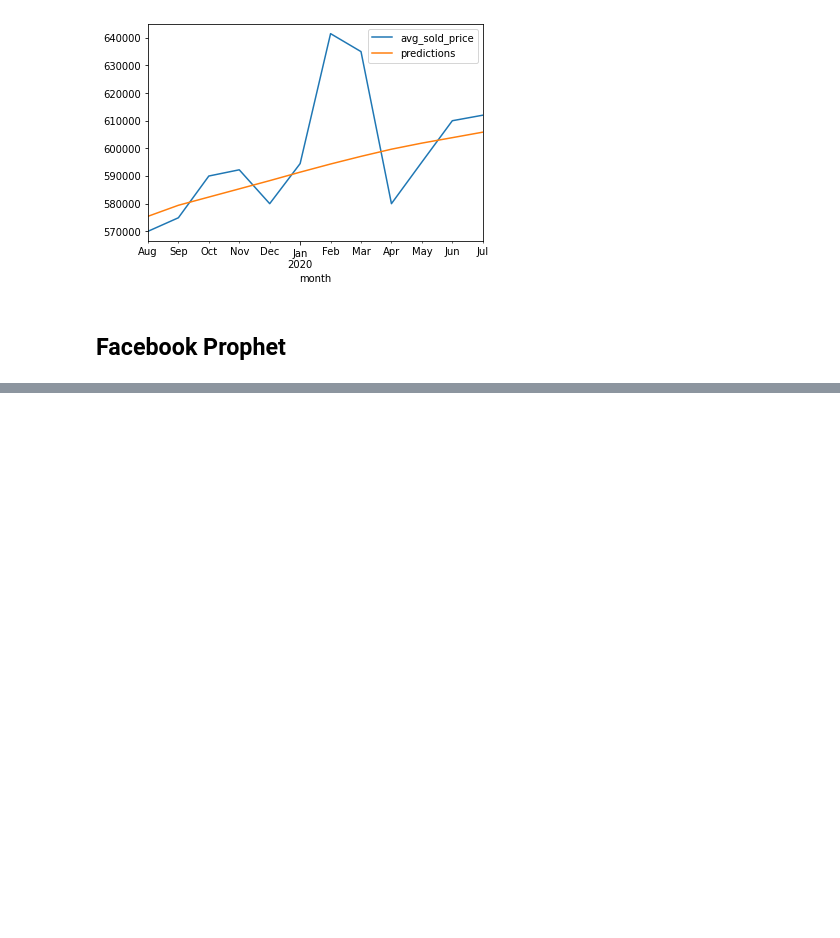
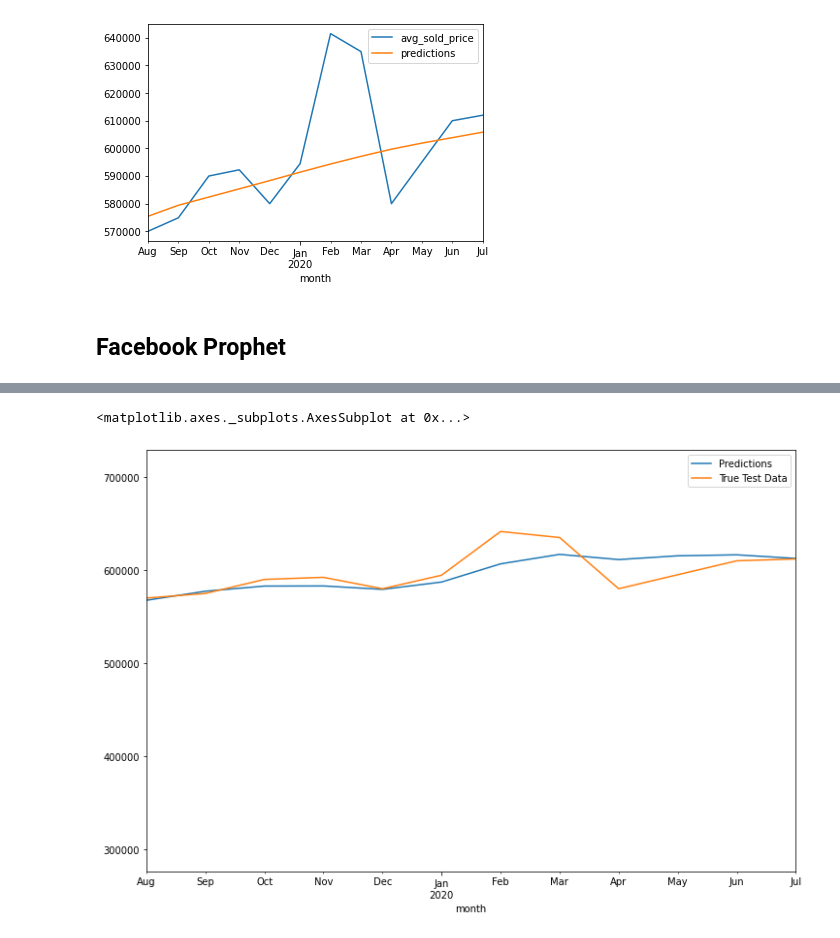
Before and after one commit to daniel8691/rental-housing-toronto, a Jupyter notebook: condo_prices_scrape_n_clean.ipynb, the cells around one changed output, grey strips where cells are left out. Saved outputs shown, nothing was run; the diff lists cells and outputs as text; code cells hidden in the pictures; blank space fills up the shorter version.

```diff
--- a/condo_prices_scrape_n_clean.ipynb
+++ b/condo_prices_scrape_n_clean.ipynb
@@ -538,0 +662,2 @@ test.plot()
+# %%
+prophet_test = test.reset_index().drop(columns=['predictions'])
@@ -538,0 +673,6 @@ test.plot()
+# %%
+ax = forecast.plot(x = 'ds', y='yhat', label='Predictions', legend=True, figsize = (12,8))
+prophet_test.plot(x='month',y='avg_sold_price', label='True Test Data', legend=True,ax=ax,xlim=("2019-08-01","2020-07-01"))
+# %% [output]
+<matplotlib.axes._subplots.AxesSubplot at 0x...>
+[figure, added]
```
Also changed, not shown: parts of 28 cells of this notebook.
